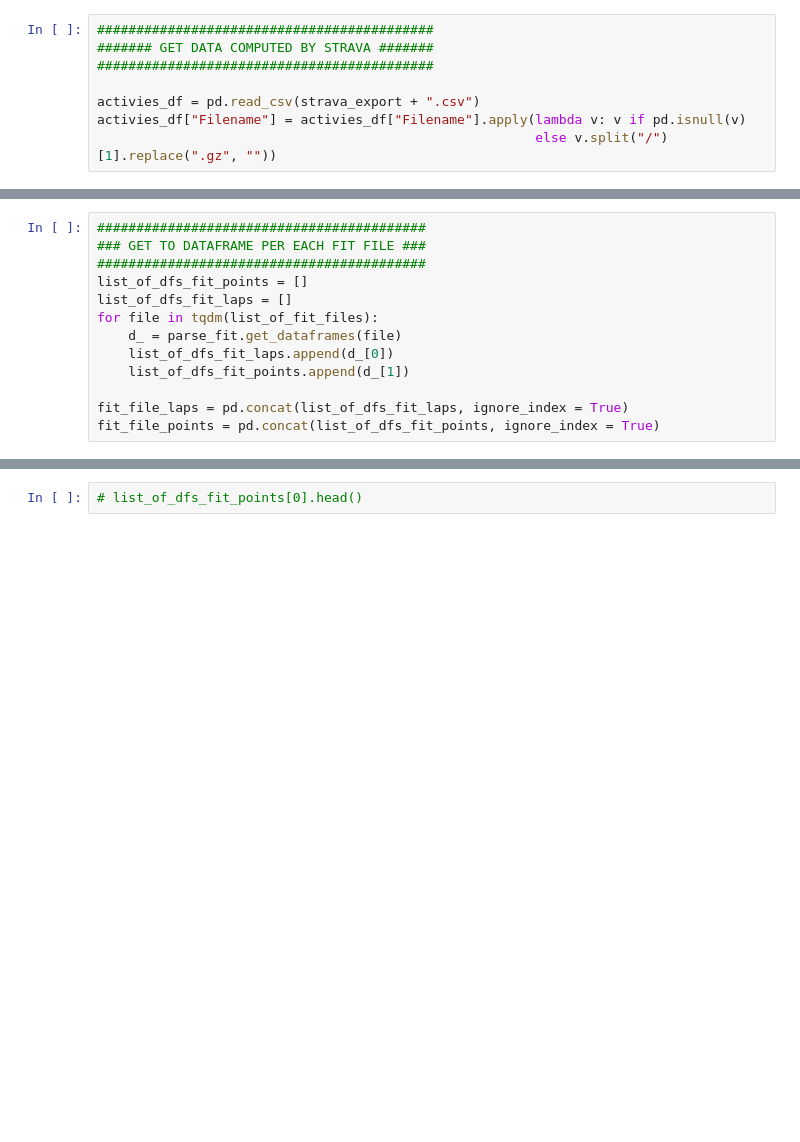
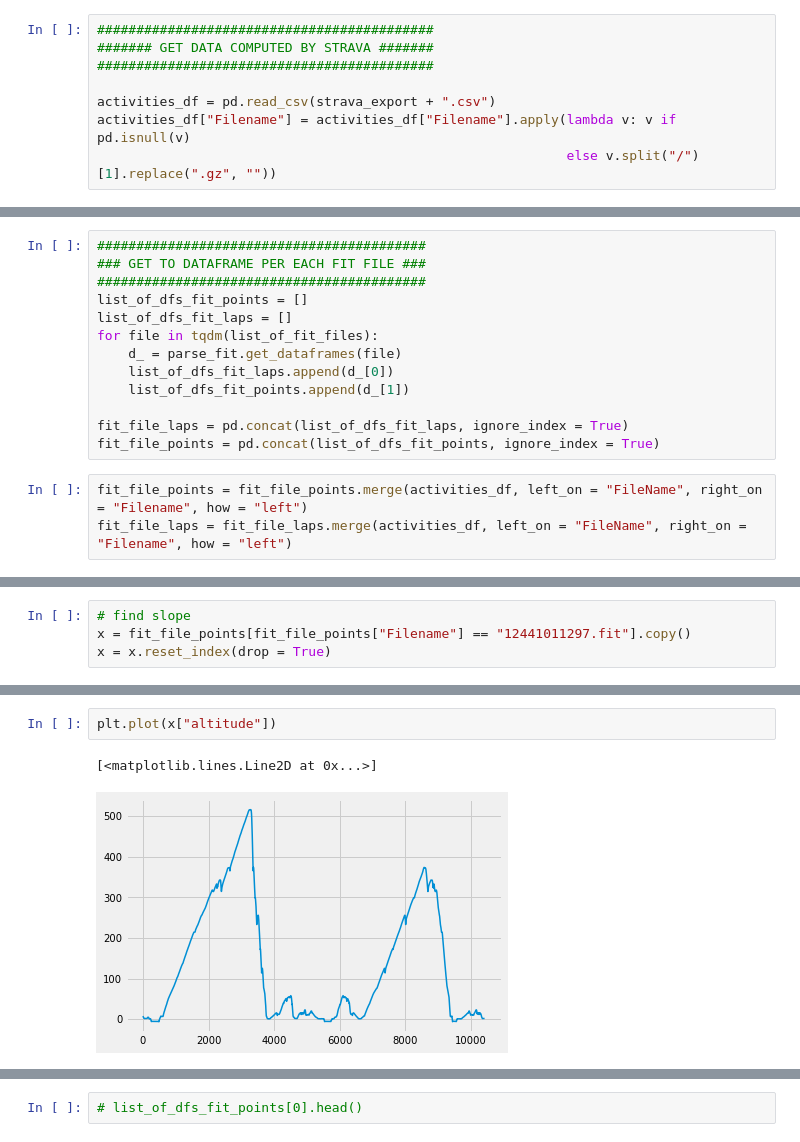
Before and after one commit to MattiaBrocco/estimated-power-watts, a Jupyter notebook: strava_analysis.ipynb, the cells around one changed output, grey strips where cells are left out. Saved outputs shown, nothing was run; the diff lists cells and outputs as text; blank space fills up the shorter version.

````diff
--- a/strava_analysis.ipynb
+++ b/strava_analysis.ipynb
@@ -29,9 +29,9 @@ https://towardsdatascience.com/parsing-fitness-tracker-data-with-python-a59e7dc1
 ####### GET DATA COMPUTED BY STRAVA #######
 ###########################################
 
-activies_df = pd.read_csv(strava_export + ".csv")
-activies_df["Filename"] = activies_df["Filename"].apply(lambda v: v if pd.isnull(v)
-                                                        else v.split("/")[1].replace(".gz", ""))
+activities_df = pd.read_csv(strava_export + ".csv")
+activities_df["Filename"] = activities_df["Filename"].apply(lambda v: v if pd.isnull(v)
+                                                            else v.split("/")[1].replace(".gz", ""))
 # %% [markdown]
 ```python
 #######################
@@ -62,3 +62,6 @@ for file in tqdm(list_of_fit_files):
 
 fit_file_laps = pd.concat(list_of_dfs_fit_laps, ignore_index = True)
 fit_file_points = pd.concat(list_of_dfs_fit_points, ignore_index = True)
+# %%
+fit_file_points = fit_file_points.merge(activities_df, left_on = "FileName", right_on = "Filename", how = "left")
+fit_file_laps = fit_file_laps.merge(activities_df, left_on = "FileName", right_on = "Filename", how = "left")
@@ -82,0 +134,4 @@ activies_df[activies_df["Activity Name"] == "Zwift - The Pretzel in Watopia"]
+# %%
+# find slope
+x = fit_file_points[fit_file_points["Filename"] == "12441011297.fit"].copy()
+x = x.reset_index(drop = True)
@@ -82,0 +148,5 @@ activies_df[activies_df["Activity Name"] == "Zwift - The Pretzel in Watopia"]
+# %%
+plt.plot(x["altitude"])
+# %% [output]
+[<matplotlib.lines.Line2D at 0x...>]
+[figure, added]
````
Also changed, not shown: parts of 42 cells of this notebook, 2 other files.
